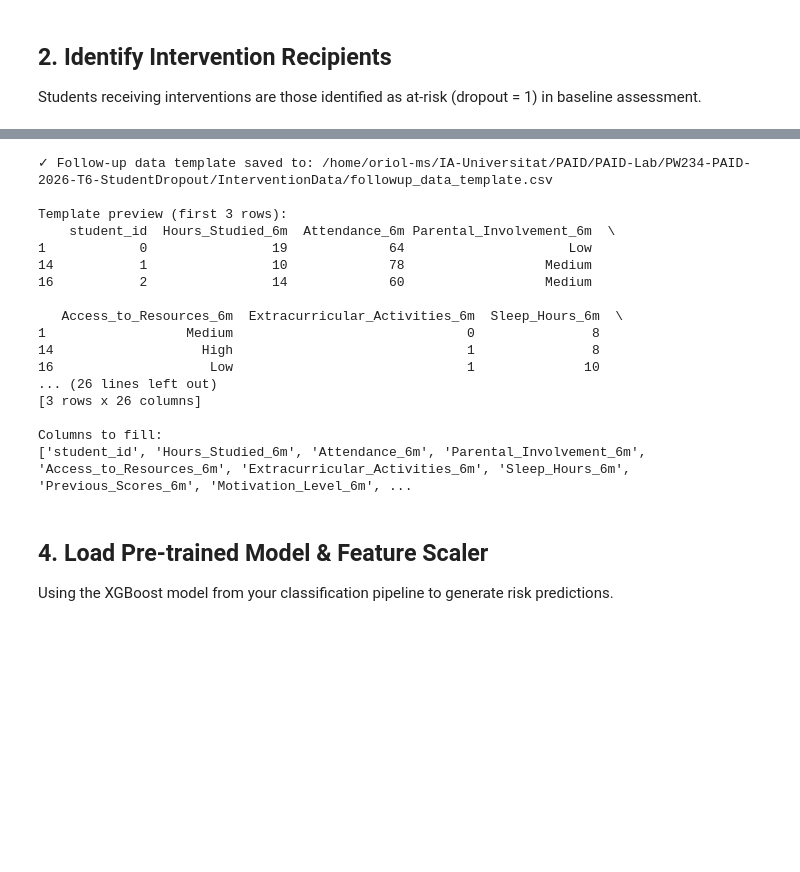
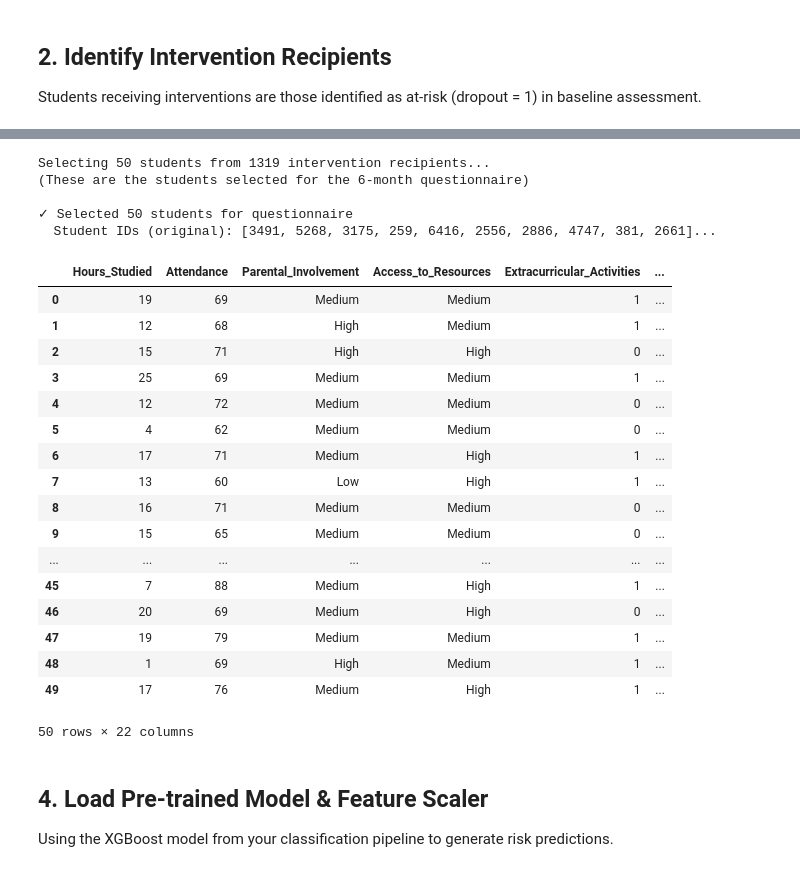
Before and after one commit to Albertroca9/edurisk-insight, a Jupyter notebook: PW234-PAID-2026-T6-StudentDropout/Source/Intervention_Analysis/intervention_impact_analysis.ipynb, the cells around one changed output, grey strips where cells are left out. Cells and saved outputs as stored; diff of their text form; code cells hidden in the pictures; blank space fills up the shorter version.

Commit message:
intervention analysis

```diff
--- a/PW234-PAID-2026-T6-StudentDropout/Source/Intervention_Analysis/intervention_impact_analysis.ipynb
+++ b/PW234-PAID-2026-T6-StudentDropout/Source/Intervention_Analysis/intervention_impact_analysis.ipynb
@@ -97,52 +98,39 @@ This template shows what follow-up data should look like:
 # %%
-# Create template for 6-month follow-up data
-df_followup_template = df_intervention_recipients[[
-    'student_id', 'Hours_Studied', 'Attendance', 'Parental_Involvement',
-    'Access_to_Resources', 'Extracurricular_Activities', 'Sleep_Hours',
-    'Previous_Scores', 'Motivation_Level', 'Internet_Access', 'Tutoring_Sessions',
-    'Family_Income', 'Teacher_Quality', 'School_Type', 'Peer_Influence',
-    'Physical_Activity', 'Learning_Disabilities', 'Parental_Education_Level',
-    'Distance_from_Home', 'Gender', 'Exam_Score', 'dropout'
-]].copy()
+# ⭐ REALISTIC SCENARIO: Select 50 students for analysis
+# These are the students selected for the questionnaire after 6 months
+sample_size = 50
+print(f"Selecting {sample_size} students from {len(df_intervention_recipients)} intervention recipients...")
+print("(These are the students selected for the 6-month questionnaire)\n")
 
-# Rename columns to indicate follow-up measurement
-followup_columns = {col: f'{col}_6m' if col != 'student_id' else col
-                   for col in df_followup_template.columns}
-df_followup_template.rename(columns=followup_columns, inplace=True)
+df_questionnaire_sample = df_intervention_recipients.sample(n=sample_size, random_state=42).reset_index(drop=True)
 
-# Add intervention tracking columns
-df_followup_template['intervention_type'] = ''  # e.g., 'Extra_Lectures', 'Tutoring', 'Combined'
-df_followup_template['intervention_hours'] = 0  # Total hours of intervention
-df_followup_template['intervention_attendance'] = 0.0  # % attendance to interventions
-df_followup_template['actual_dropout_6m'] = None  # Did student actually dropout? (0=No, 1=Yes)
-
-# Save template
-template_path = INTERVENTION_DATA_PATH / 'followup_data_template.csv'
-df_followup_template.to_csv(template_path, index=False)
-
-print(f"✓ Follow-up data template saved to: {template_path}")
-print(f"\nTemplate preview (first 3 rows):")
-print(df_followup_template.head(3))
-print(f"\nColumns to fill:")
-print(df_followup_template.columns.tolist())
+print(f"✓ Selected {len(df_questionnaire_sample)} students for questionnaire")
+print(f"  Student IDs (original): {df_questionnaire_sample['student_id'].tolist()[:10]}...")
+df_questionnaire_sample
 # %% [output]
-✓ Follow-up data template saved to: /home/oriol-ms/IA-Universitat/PAID/PAID-Lab/PW234-PAID-2026-T6-StudentDropout/InterventionData/followup_data_template.csv
+Selecting 50 students from 1319 intervention recipients...
+(These are the students selected for the 6-month questionnaire)
 
-Template preview (first 3 rows):
-    student_id  Hours_Studied_6m  Attendance_6m Parental_Involvement_6m  \
-1            0                19             64                     Low
-14           1                10             78                  Medium
-16           2                14             60                  Medium
-
-   Access_to_Resources_6m  Extracurricular_Activities_6m  Sleep_Hours_6m  \
-1                  Medium                              0               8
-14                   High                              1               8
-16                    Low                              1              10
-... (26 lines left out)
-[3 rows x 26 columns]
-
-Columns to fill:
-['student_id', 'Hours_Studied_6m', 'Attendance_6m', 'Parental_Involvement_6m', 'Access_to_Resources_6m', 'Extracurricular_Activities_6m', 'Sleep_Hours_6m', 'Previous_Scores_6m', 'Motivation_Level_6m', ...
+✓ Selected 50 students for questionnaire
+  Student IDs (original): [3491, 5268, 3175, 259, 6416, 2556, 2886, 4747, 381, 2661]...
+|  | Hours_Studied | Attendance | Parental_Involvement | Access_to_Resources | Extracurricular_Activities | ... |
+| 0 | 19 | 69 | Medium | Medium | 1 | ... |
+| 1 | 12 | 68 | High | Medium | 1 | ... |
+| 2 | 15 | 71 | High | High | 0 | ... |
+| 3 | 25 | 69 | Medium | Medium | 1 | ... |
+| 4 | 12 | 72 | Medium | Medium | 0 | ... |
+| 5 | 4 | 62 | Medium | Medium | 0 | ... |
+| 6 | 17 | 71 | Medium | High | 1 | ... |
+| 7 | 13 | 60 | Low | High | 1 | ... |
+| 8 | 16 | 71 | Medium | Medium | 0 | ... |
+| 9 | 15 | 65 | Medium | Medium | 0 | ... |
+| ... | ... | ... | ... | ... | ... | ... |
+| 45 | 7 | 88 | Medium | High | 1 | ... |
+| 46 | 20 | 69 | Medium | High | 0 | ... |
+| 47 | 19 | 79 | Medium | Medium | 1 | ... |
+| 48 | 1 | 69 | High | Medium | 1 | ... |
+| 49 | 17 | 76 | Medium | High | 1 | ... |
+50 rows × 22 columns
 # %% [markdown]
 ## 4. Load Pre-trained Model & Feature Scaler
 
```
Also changed, not shown: parts of 11 cells of this notebook, 7 other files.
